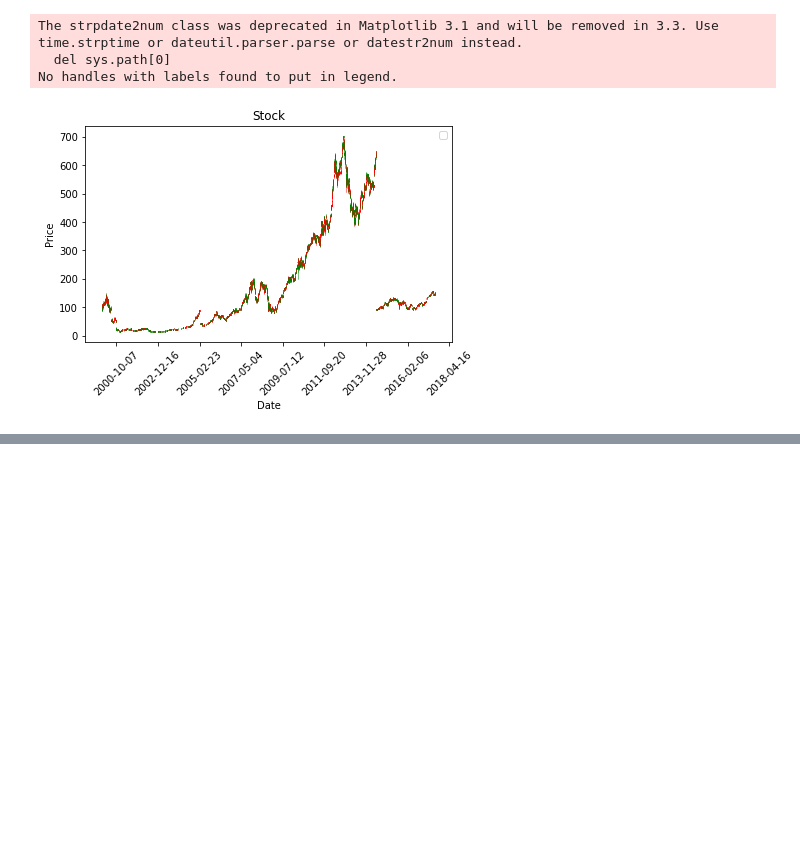
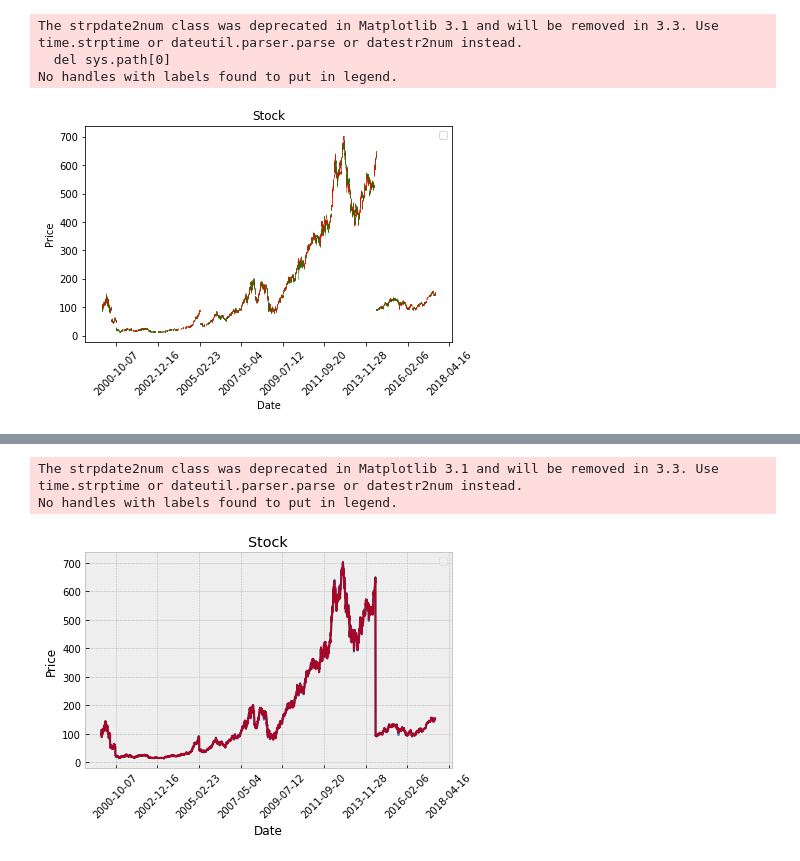
Before and after one commit to Aditigv/AI-ML-Lab, a Jupyter notebook: ML_AI_lab_4.ipynb, the cells around one changed output, grey strips where cells are left out. Cells and saved outputs as stored; diff of their text form; code cells hidden in the pictures; blank space fills up the shorter version.

```diff
--- a/ML_AI_lab_4.ipynb
+++ b/ML_AI_lab_4.ipynb
@@ -394,3 +394,77 @@ The strpdate2num class was deprecated in Matplotlib 3.1 and will be removed in 3
   del sys.path[0]
 No handles with labels found to put in legend.
 [figure]
+# %%
+#-------------------------------------Styles-----------------------------------
+!pip install --upgrade mplfinance
+
+import matplotlib.pyplot as plt
+import matplotlib.dates as mdates
+import matplotlib.ticker as mticker
+from mplfinance.original_flavor import candlestick_ohlc
+import numpy as np
+import urllib
+from matplotlib import style
+
+# style.use('ggplot')   # grey backgroud
+# style.use('dark_background')
+style.use('bmh')        # Bayesian Methods for Hackers
+print(plt.style.available)
+print(plt.__file__)
+
+def bytespdate2num(fmt, encoding='utf-8'):
+    strconverter = mdates.strpdate2num(fmt)
+    def bytesconverter(b):
+        s = b.decode(encoding)
+        return strconverter(s)
+    return bytesconverter
+
+
+def graph_data(stock):
+    # Unfortunately, Yahoo's API is no longer available
+    # feel free to adapt the code to another source, or use this drop-in replacement.
+    fig = plt.figure(1)		# Create figure 1 window
+    ax1 = plt.subplot2grid((1,1),(0,0))
+
+
+    stock_price_url = 'https://pythonprogramming.net/yahoo_finance_replacement'
+    source_code = urllib.request.urlopen(stock_price_url).read().decode()
+    stock_data = []
+    split_source = source_code.split('\n')
+    for line in split_source[1:]:
+        split_line = line.split(',')
+        if len(split_line) == 7:
+            if 'values' not in line and 'labels' not in line:
+                stock_data.append(line)
+
+    date, closep, highp, lowp, openp, adj_closep, volume = np.loadtxt(stock_data,
+                                                          delimiter=',',
+                                                          unpack=True,
+                                                          converters={0: bytespdate2num('%Y-%m-%d')})
+
+    x = 0
+    y = len(date)
+    ohlc = []
+    while x < y:
+      append_me = date[x], openp[x], highp[x], lowp[x], closep[x], volume[x]
+      ohlc.append(append_me)
+      x+=1
+
+    ax1.plot(date,closep)
+    ax1.plot(date,openp)
+
+    for label in ax1.xaxis.get_ticklabels():
+      label.set_rotation(45)
+
+    ax1.xaxis.set_major_formatter(mdates.DateFormatter('%Y-%m-%d'))
+    ax1.xaxis.set_major_locator(mticker.MaxNLocator(10))
+
+    plt.xlabel('Date')
+    plt.ylabel('Price')
+    plt.title('Stock')
+    plt.legend()
+    plt.subplots_adjust(left=0.09, bottom=0.20, right=0.94,top=0.95, wspace=0.2, hspace=0)
+    plt.show()
+
+graph_data('TSLA')
+# %% [output]
@@ -396,0 +485,3 @@ No handles with labels found to put in legend.
+The strpdate2num class was deprecated in Matplotlib 3.1 and will be removed in 3.3. Use time.strptime or dateutil.parser.parse or datestr2num instead.
+No handles with labels found to put in legend.
+[figure, added]
```
Also changed, not shown: parts of 1 cell of this notebook.
